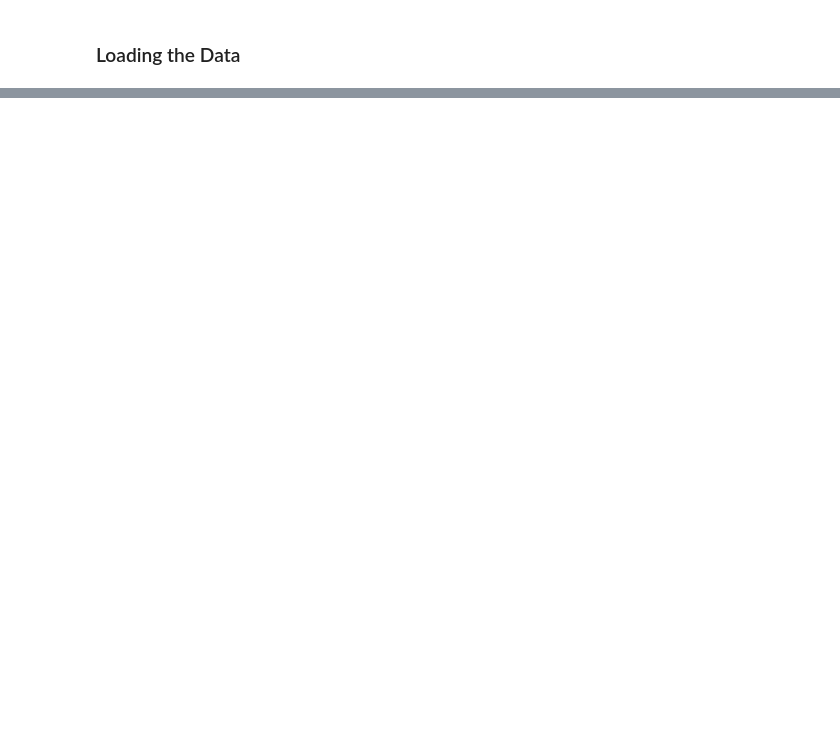
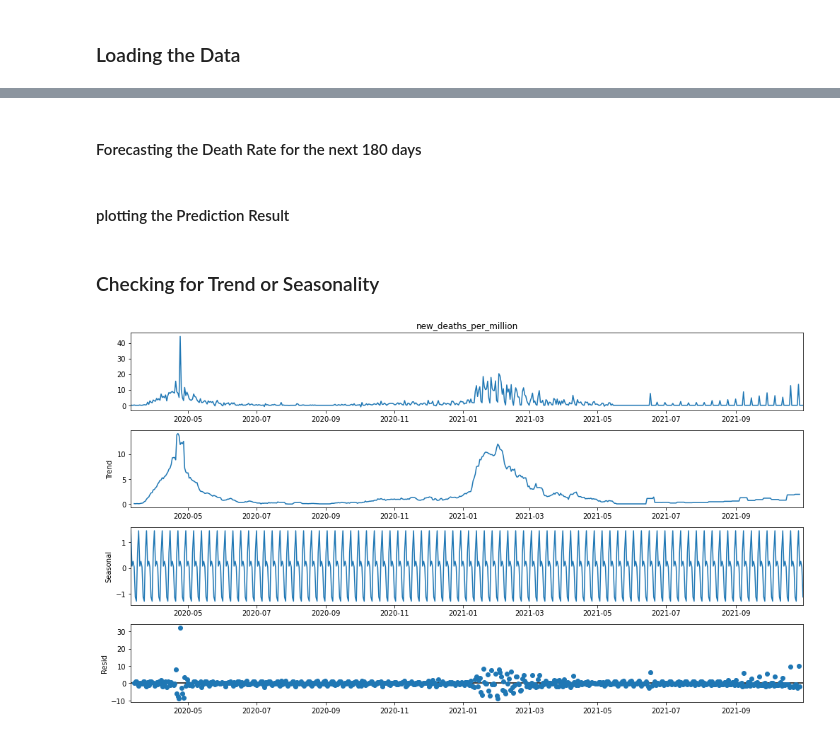
Before and after one commit to ProsperChuks/COVID-19-Data-Analysis, a Jupyter notebook: forecasting/forecast.ipynb, the cells around one changed output, grey strips where cells are left out. Saved outputs shown, nothing was run; the diff lists cells and outputs as text; code cells hidden in the pictures; blank space fills up the shorter version.

```diff
--- a/forecasting/forecast.ipynb
+++ b/forecasting/forecast.ipynb
@@ -34,5 +48,6 @@ countries = countries.dropna()
 countries.set_index('date', inplace=True)
 countries.drop(countries.columns.difference(['new_deaths_per_million']), axis=1, inplace=True)
 countries['MA30'] = countries.rolling(window=30).mean()['new_deaths_per_million']
+countries = countries.asfreq('d')
 # %%
 fig = px.line(countries, countries.index, 'new_deaths_per_million', labels={'x':'Date'})
@@ -41,0 +64,2 @@ fig.add_scatter(x=countries.index, y=countries.MA30)
+# %% [markdown]
+#### Forecasting the Death Rate for the next 180 days
@@ -41,0 +72,2 @@ fig.add_scatter(x=countries.index, y=countries.MA30)
+# %% [markdown]
+#### plotting the Prediction Result
@@ -41,0 +84,9 @@ fig.add_scatter(x=countries.index, y=countries.MA30)
+# %% [markdown]
+### Checking for Trend or Seasonality
+# %%
+rcParams['figure.figsize'] = 14, 8
+decomp_series = sm.tsa.seasonal_decompose(countries.new_deaths_per_million, model='addictive')
+decomp_series.plot()
+plt.show()
+# %% [output]
+[figure, added]
```
Also changed, not shown: parts of 9 cells of this notebook.
